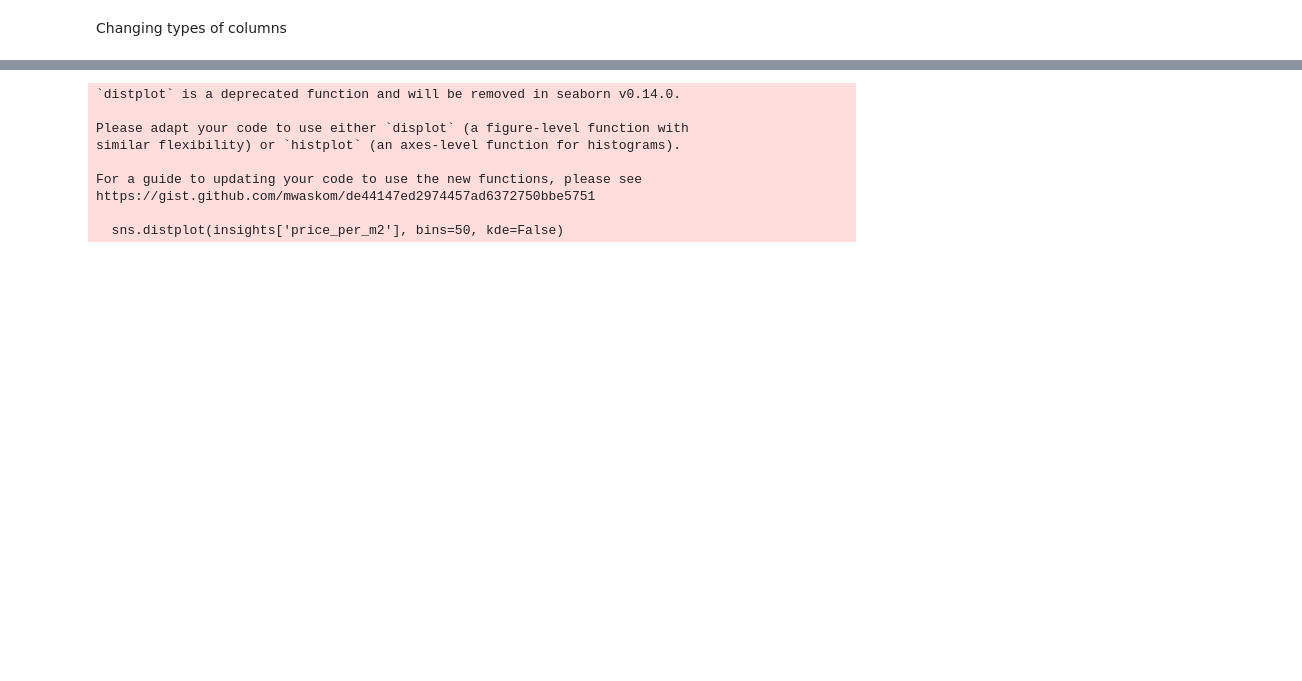
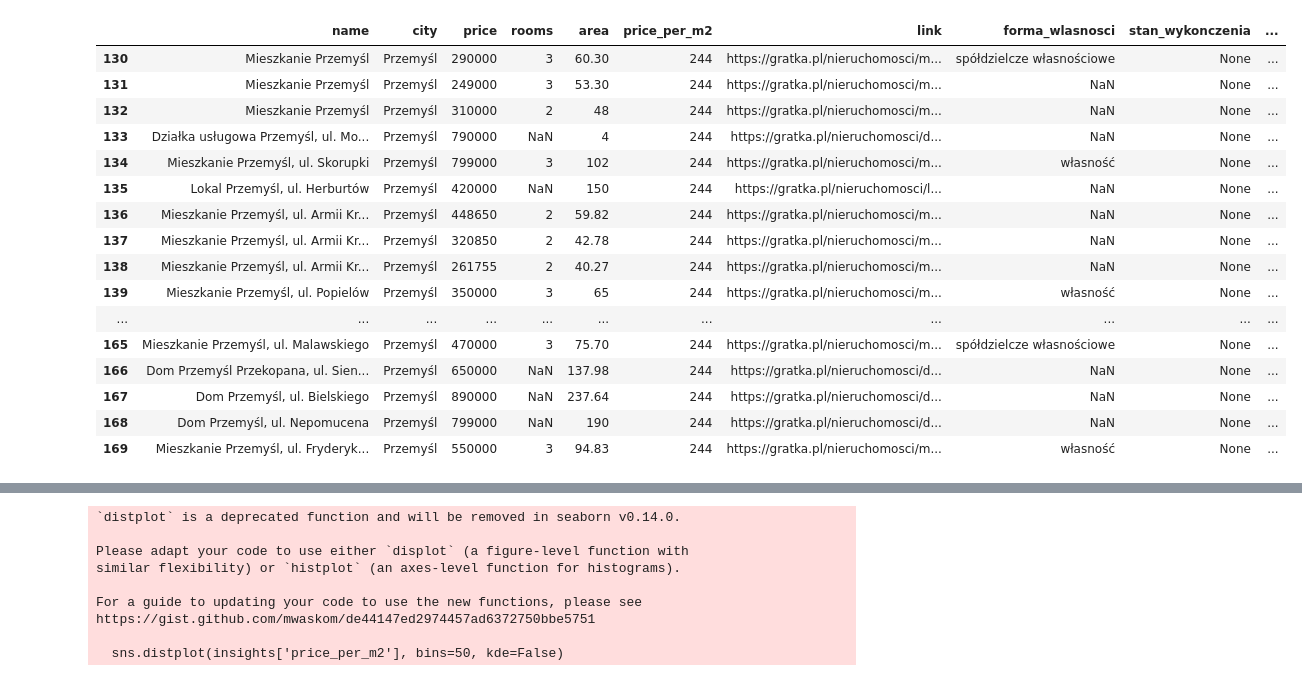
Before and after one commit to Mik3KL0/Webscraping-python-project, a Jupyter notebook: scraper.ipynb, the cells around one changed output, grey strips where cells are left out. Cells and saved outputs as stored; diff of their text form; code cells hidden in the pictures; blank space fills up the shorter version.

```diff
--- a/scraper.ipynb
+++ b/scraper.ipynb
@@ -189,2 +365,2 @@ def main_fun(city, page_num):
 # %%
-otodom_main = main_fun('Przemyśl', 5)
+otodom_main = main_fun('Przemyśl', 2)
@@ -225,2 +366,0 @@ dtype: object
-# %% [markdown]
-Changing types of columns
@@ -262,3 +403,23 @@ for i in range(0,len(otodom_main)):
+# %%
+df_v2.tail(40)
+# %% [output]
+|  | name | city | price | rooms | area | price_per_m2 | link | forma_wlasnosci | stan_wykonczenia | ... |
+| 130 | Mieszkanie Przemyśl | Przemyśl | 290000 | 3 | 60.30 | 244 | https://gratka.pl/nieruchomosci/m... | spółdzielcze własnościowe | None | ... |
+| 131 | Mieszkanie Przemyśl | Przemyśl | 249000 | 3 | 53.30 | 244 | https://gratka.pl/nieruchomosci/m... | NaN | None | ... |
+| 132 | Mieszkanie Przemyśl | Przemyśl | 310000 | 2 | 48 | 244 | https://gratka.pl/nieruchomosci/m... | NaN | None | ... |
+| 133 | Działka usługowa Przemyśl, ul. Mo... | Przemyśl | 790000 | NaN | 4 | 244 | https://gratka.pl/nieruchomosci/d... | NaN | None | ... |
+| 134 | Mieszkanie Przemyśl, ul. Skorupki | Przemyśl | 799000 | 3 | 102 | 244 | https://gratka.pl/nieruchomosci/m... | własność | None | ... |
+| 135 | Lokal Przemyśl, ul. Herburtów | Przemyśl | 420000 | NaN | 150 | 244 | https://gratka.pl/nieruchomosci/l... | NaN | None | ... |
+| 136 | Mieszkanie Przemyśl, ul. Armii Kr... | Przemyśl | 448650 | 2 | 59.82 | 244 | https://gratka.pl/nieruchomosci/m... | NaN | None | ... |
+| 137 | Mieszkanie Przemyśl, ul. Armii Kr... | Przemyśl | 320850 | 2 | 42.78 | 244 | https://gratka.pl/nieruchomosci/m... | NaN | None | ... |
+| 138 | Mieszkanie Przemyśl, ul. Armii Kr... | Przemyśl | 261755 | 2 | 40.27 | 244 | https://gratka.pl/nieruchomosci/m... | NaN | None | ... |
+| 139 | Mieszkanie Przemyśl, ul. Popielów | Przemyśl | 350000 | 3 | 65 | 244 | https://gratka.pl/nieruchomosci/m... | własność | None | ... |
+| ... | ... | ... | ... | ... | ... | ... | ... | ... | ... | ... |
+| 165 | Mieszkanie Przemyśl, ul. Malawskiego | Przemyśl | 470000 | 3 | 75.70 | 244 | https://gratka.pl/nieruchomosci/m... | spółdzielcze własnościowe | None | ... |
+| 166 | Dom Przemyśl Przekopana, ul. Sien... | Przemyśl | 650000 | NaN | 137.98 | 244 | https://gratka.pl/nieruchomosci/d... | NaN | None | ... |
+| 167 | Dom Przemyśl, ul. Bielskiego | Przemyśl | 890000 | NaN | 237.64 | 244 | https://gratka.pl/nieruchomosci/d... | NaN | None | ... |
+| 168 | Dom Przemyśl, ul. Nepomucena | Przemyśl | 799000 | NaN | 190 | 244 | https://gratka.pl/nieruchomosci/d... | NaN | None | ... |
+| 169 | Mieszkanie Przemyśl, ul. Fryderyk... | Przemyśl | 550000 | 3 | 94.83 | 244 | https://gratka.pl/nieruchomosci/m... | własność | None | ... |
 # %%
 colch = {'price', 'area', 'price_per_m2', 'czynsz', 'pietro', 'rooms'}
 
```
Also changed, not shown: parts of 18 cells of this notebook, 1 other file.
